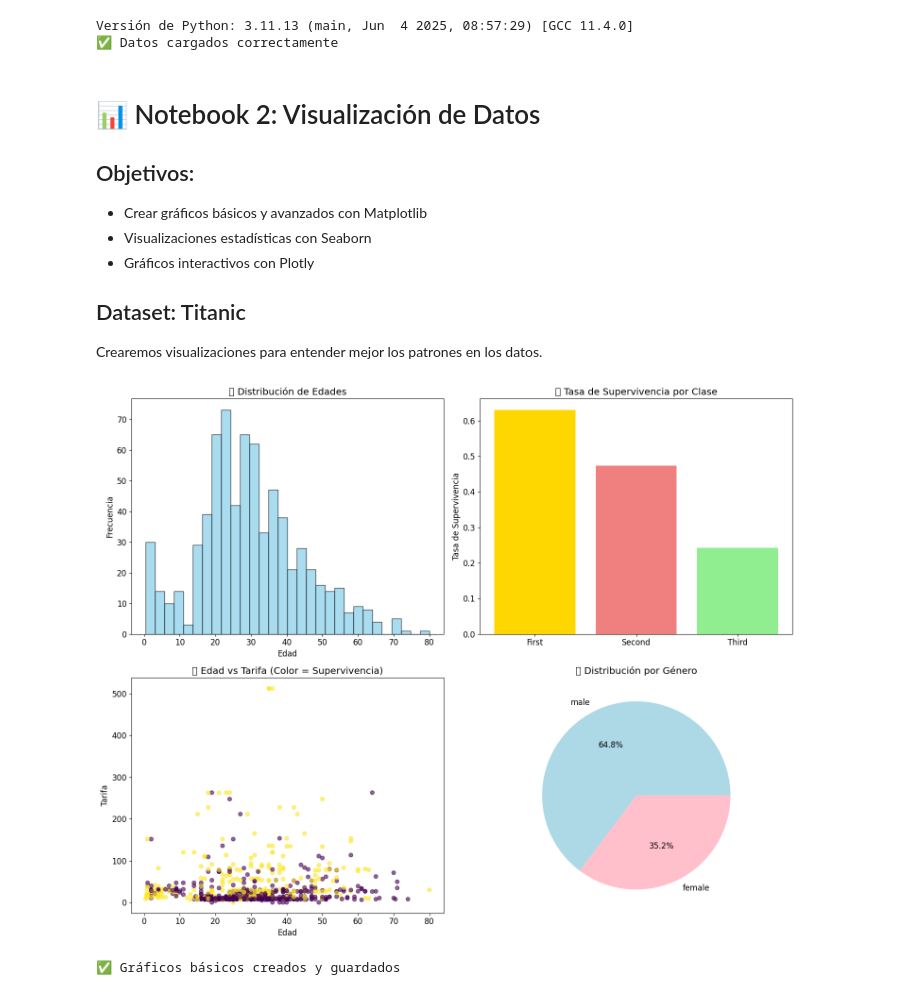
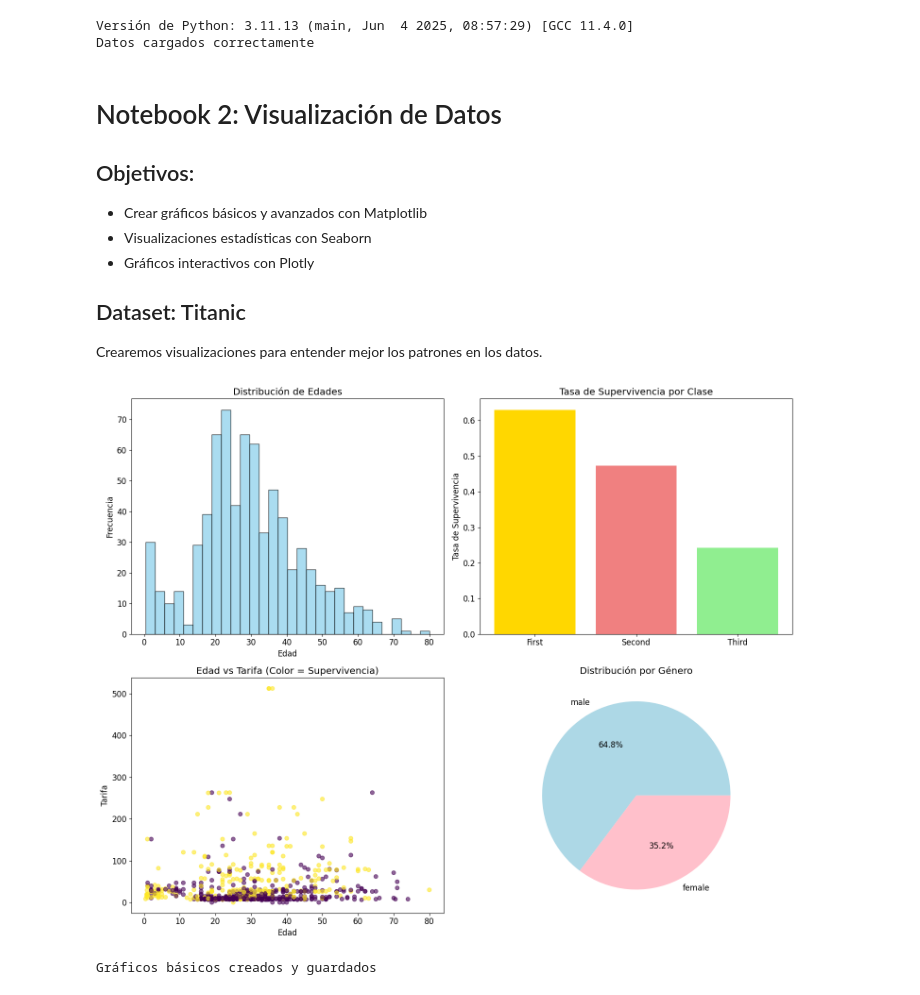
Before and after one commit to LorenaRomero-UEES/UEES-IA-Semana1-Romero-Mery, a Jupyter notebook: 02_Laboratorio/notebooks/02_Visualizacion_Datos.ipynb, the cells around one changed output. Saved outputs shown, nothing was run; the diff lists cells and outputs as text; code cells hidden in the pictures.

Commit message:
Actualizar notebook de visualizacion

```diff
--- a/02_Laboratorio/notebooks/02_Visualizacion_Datos.ipynb
+++ b/02_Laboratorio/notebooks/02_Visualizacion_Datos.ipynb
@@ -19,12 +19,12 @@ plt.rcParams['font.size'] = 12
 
 # Cargar datos
 titanic = sns.load_dataset('titanic')
-print("✅ Datos cargados correctamente")
+print("Datos cargados correctamente")
 # %% [output]
 Versión de Python: 3.11.13 (main, Jun  4 2025, 08:57:29) [GCC 11.4.0]
-✅ Datos cargados correctamente
+Datos cargados correctamente
 # %% [markdown]
-# 📊 Notebook 2: Visualización de Datos
+# Notebook 2: Visualización de Datos
 
 ## Objetivos:
 - Crear gráficos básicos y avanzados con Matplotlib
@@ -34,39 +34,39 @@ Versión de Python: 3.11.13 (main, Jun  4 2025, 08:57:29) [GCC 11.4.0]
 ## Dataset: Titanic
 Crearemos visualizaciones para entender mejor los patrones en los datos.
 # %%
-# === GRÁFICOS BÁSICOS CON MATPLOTLIB ===
+# GRÁFICOS BÁSICOS CON MATPLOTLIB
 
 fig, axes = plt.subplots(2, 2, figsize=(15, 12))
 
 # Histograma de edades
 axes[0,0].hist(titanic['age'].dropna(), bins=30, alpha=0.7, color='skyblue', edgecolor='black')
-axes[0,0].set_title('📊 Distribución de Edades')
+axes[0,0].set_title('Distribución de Edades')
 axes[0,0].set_xlabel('Edad')
 axes[0,0].set_ylabel('Frecuencia')
 
 # Gráfico de barras - Supervivencia por clase
 supervivencia_clase = titanic.groupby('class')['survived'].mean()
 axes[0,1].bar(supervivencia_clase.index, supervivencia_clase.values, color=['gold', 'lightcoral', 'lightgreen'])
-axes[0,1].set_title('📈 Tasa de Supervivencia por Clase')
+axes[0,1].set_title('Tasa de Supervivencia por Clase')
 axes[0,1].set_ylabel('Tasa de Supervivencia')
 
 # Scatter plot - Edad vs Tarifa
 axes[1,0].scatter(titanic['age'], titanic['fare'], alpha=0.6, c=titanic['survived'], cmap='viridis')
-axes[1,0].set_title('💰 Edad vs Tarifa (Color = Supervivencia)')
+axes[1,0].set_title('Edad vs Tarifa (Color = Supervivencia)')
 axes[1,0].set_xlabel('Edad')
 axes[1,0].set_ylabel('Tarifa')
 
 # Pie chart - Distribución por género
 genero_counts = titanic['sex'].value_counts()
 axes[1,1].pie(genero_counts.values, labels=genero_counts.index, autopct='%1.1f%%', colors=['lightblue', 'pink'])
-axes[1,1].set_title('👥 Distribución por Género')
+axes[1,1].set_title('Distribución por Género')
 
 plt.tight_layout()
 plt.savefig('/content/matplotlib_basicos.png', dpi=300, bbox_inches='tight')
 plt.show()
 
-print("✅ Gráficos básicos creados y guardados")
+print("Gráficos básicos creados y guardados")
 # %% [output]
-[figure, old version]
+[figure, new version]
-✅ Gráficos básicos creados y guardados
+Gráficos básicos creados y guardados
 # %%
```
Also changed, not shown: parts of 4 cells of this notebook.
